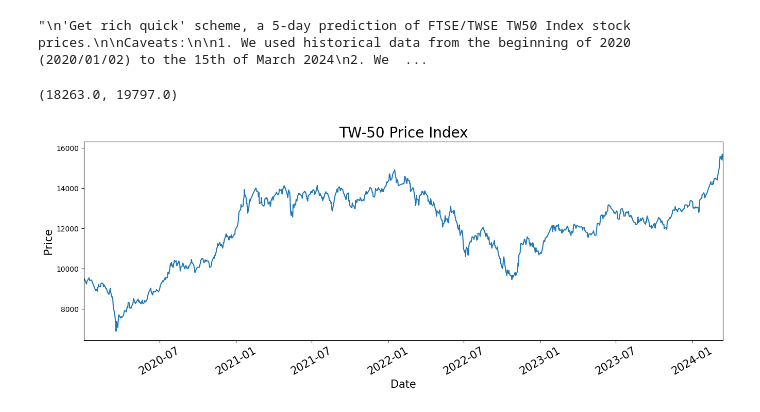
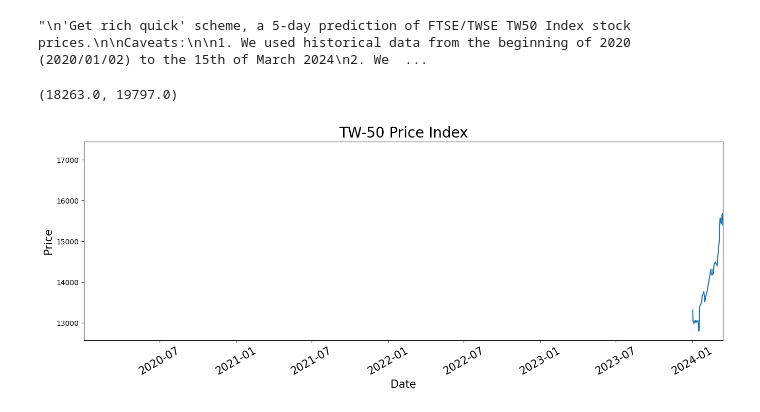
Before and after one commit to Cecover/StockPredictornator9000, a Jupyter notebook: transformer.ipynb, the cells around one changed output. Cells and saved outputs as stored; diff of their text form; code cells hidden in the pictures.

```diff
--- a/transformer.ipynb
+++ b/transformer.ipynb
@@ -25,25 +25,25 @@ from collections import deque
 # %%
 # ===== Data loading and plotting =====
 
-dataset = pd.read_csv('dataset/Taiwan50.csv')
+dataset = pd.read_csv('dataset/Taiwan50Recent.csv')
 
 # Since we will be predicting the price index, we will be making a dataframe with the values we'd like to predict
 # I am lazy, so we just drop the unused columns instead
 df = dataset.drop(columns=['Total Return Index', 'Change', '%Change'])
 df['Date'] = pd.to_datetime(df['Date'])
 df.sort_values(by=['Date'], inplace=True)
 
 # Now, we just need to plot the dataset
 fig = plt.subplots(figsize=(16, 5))
 plt.plot(df['Date'], df['Price Index'])
 plt.title('TW-50 Price Index', fontsize=20)
 plt.xlabel('Date', fontsize=15)
 plt.ylabel('Price', fontsize=15)
 plt.xticks(rotation=30, fontsize=15)
 plt.xlim(pd.Timestamp('2020-01-02'), pd.Timestamp('2024-03-15'))
 # %% [output]
 (18263.0, 19797.0)
-[figure, old version]
+[figure, new version]
 # %%
 N_STEPS = 5
 LOOKUP_STEPS = [1, 2, 3, 4, 5]
```
Also changed, not shown: parts of 3 cells of this notebook, 1 other file.
